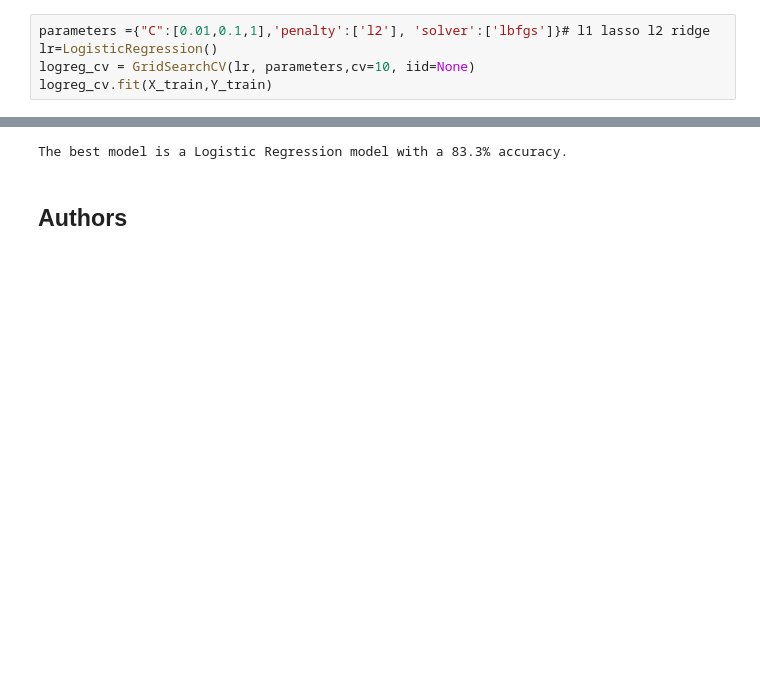
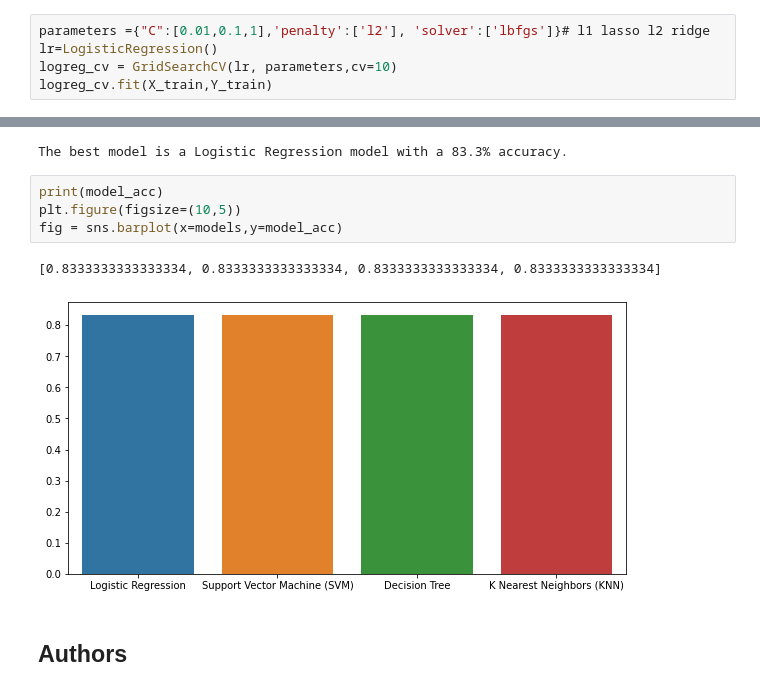
Before and after one commit to jesse3333/IBM_Data_Science_Project, a Jupyter notebook: WK4_ML_For_SpaceX_Launches.ipynb, the cells around one changed output, grey strips where cells are left out. Saved outputs shown, nothing was run; the diff lists cells and outputs as text; blank space fills up the shorter version.

```diff
--- a/WK4_ML_For_SpaceX_Launches.ipynb
+++ b/WK4_ML_For_SpaceX_Launches.ipynb
@@ -180,6 +180,6 @@ parameters ={'C':[0.01,0.1,1],'penalty':['l2'],'solver':['lbfgs']}
 # %%
 parameters ={"C":[0.01,0.1,1],'penalty':['l2'], 'solver':['lbfgs']}# l1 lasso l2 ridge
 lr=LogisticRegression()
-logreg_cv = GridSearchCV(lr, parameters,cv=10, iid=None)
+logreg_cv = GridSearchCV(lr, parameters,cv=10)
 logreg_cv.fit(X_train,Y_train)
 # %% [output]
@@ -355,6 +355,13 @@ mod = model_acc.index(best)
 print('The best model is a '+models[mod]+' model with a '+str(round(best*100,1))+'% accuracy.')
 # %% [output]
 The best model is a Logistic Regression model with a 83.3% accuracy.
+# %%
+print(model_acc)
+plt.figure(figsize=(10,5))
+fig = sns.barplot(x=models,y=model_acc)
+# %% [output]
+[0.8333333333333334, 0.8333333333333334, 0.8333333333333334, 0.8333333333333334]
+[figure, added]
 # %% [markdown]
 ## Authors
 # %% [markdown]
```
Also changed, not shown: parts of 2 cells of this notebook.
